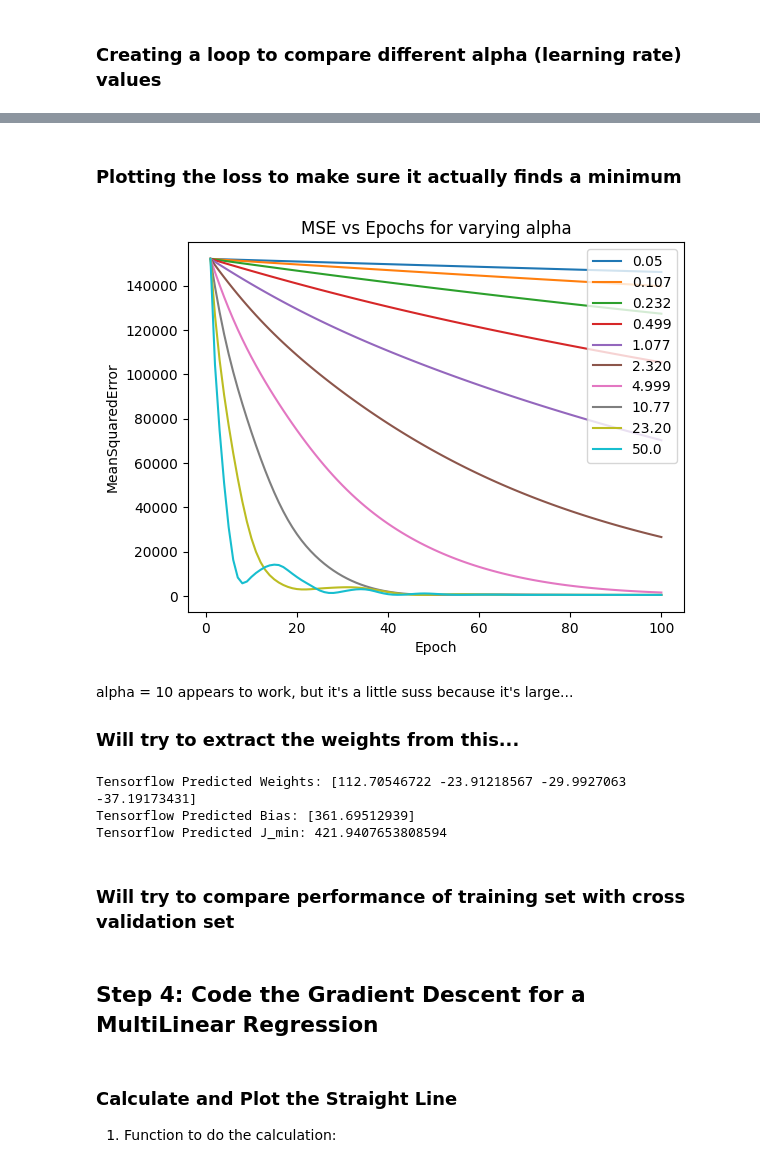
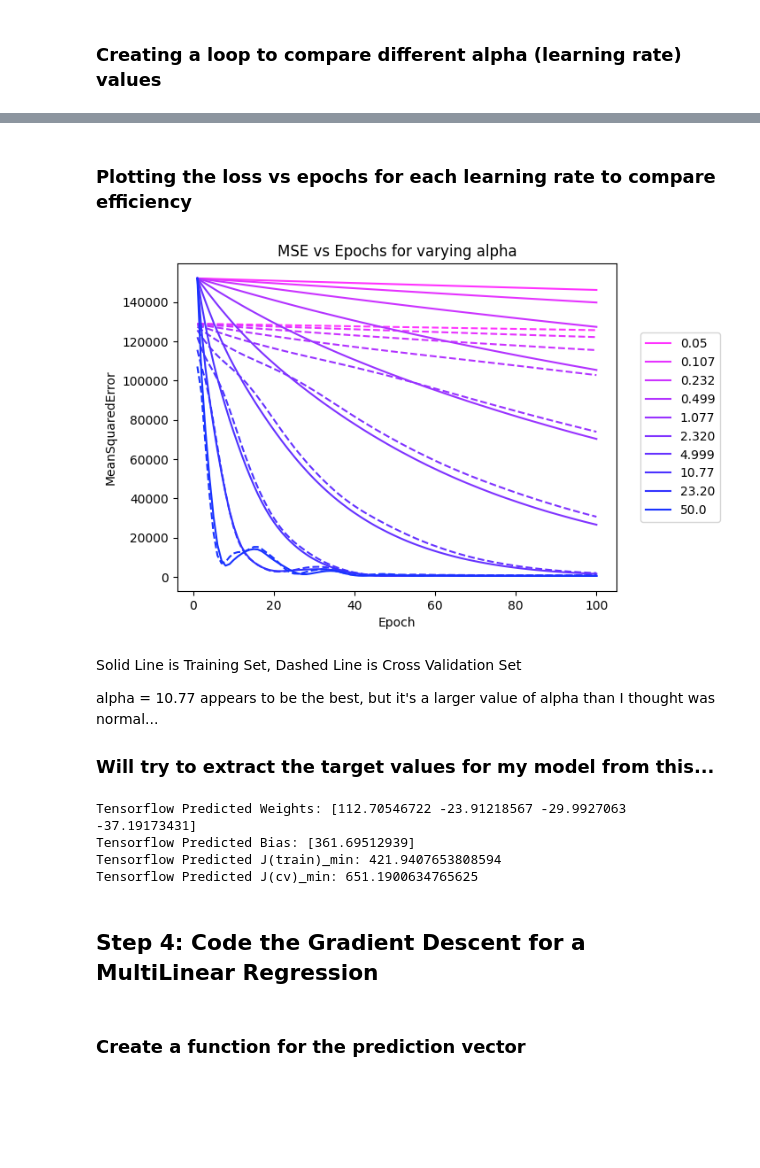
Before and after one commit to lteresah/Coursera-ML-Specialization, a Jupyter notebook: Linear Regression/TL_Practice_nD_GradDec.ipynb, the cells around one changed output, grey strips where cells are left out. Cells and saved outputs as stored; diff of their text form; code cells hidden in the pictures; blank space fills up the shorter version.

```diff
--- a/Linear Regression/TL_Practice_nD_GradDec.ipynb
+++ b/Linear Regression/TL_Practice_nD_GradDec.ipynb
@@ -169,5 +169,21 @@ train_dataset, other_dataset = tf.keras.utils.split_dataset(
     tf_dataset, left_size=0.6, right_size=0.4, shuffle=False
 )
 
-batchsize = train_dataset.cardinality().numpy()
-train_dataset = train_dataset.batch(batchsize) # batching required in order to pass tf.data.Dataset into model.fit
+#### splitting leftover data into cross validation and test set
+cv_dataset, test_dataset = tf.keras.utils.split_dataset(
+    other_dataset, left_size=0.5, right_size=0.5, shuffle=False
+)
+train_len = train_dataset.cardinality().numpy()
+cv_len = cv_dataset.cardinality().numpy()
+
+# batching required in order to pass tf.data.Dataset into model.fit
+train_dataset = train_dataset.batch(train_len)
+cv_dataset = cv_dataset.batch(20)
+
+for element in train_dataset:
+    print(element)
+for element in cv_dataset:
+    print(element)
+
+#print(cv_batchsize)
+#print(cv_dataset.get_single_element()[0]) # extracts first element (Feature Matrix) of the training set from the Batched tf.data.Dataset
@@ -176,19 +210,21 @@ train_dataset = train_dataset.batch(batchsize) # batching required in order to p
 # %%
 from tensorflow.keras.losses import MeanSquaredError
 alpha_range = np.geomspace(0.05,50,10)
-print(batchsize)
 num_epochs = 100
-losses = np.empty((len(alpha_range),num_epochs))
+train_losses = np.empty((len(alpha_range),num_epochs))
+cv_losses = np.empty((len(alpha_range),num_epochs))
 weights = np.empty((featnum,len(alpha_range)))
 biases = np.empty((1,len(alpha_range)))
 for alpha in enumerate(alpha_range):
      opt = keras.optimizers.Adam(learning_rate=alpha[1]) # Required in order to converge below 1000 epochs
      model.load_weights('init.weights.h5') # when fitting model iteratively, it will use last instance of weights unless reset to initial
      model.compile(loss=MeanSquaredError(),optimizer = opt) # Chose mean squared error loss because that's what I'll use in my code
-     history = model.fit(train_dataset, epochs=num_epochs, initial_epoch = 0)
+     # Apparently you can add your validation set into model.fit and compare losses real time instead of after:
+     history = model.fit(train_dataset, epochs=num_epochs, initial_epoch = 0, batch_size = cv_len, validation_data=(cv_dataset))
      weight = model.layers[0].get_weights()[0]
      bias = model.layers[0].get_weights()[1]
-     weights[:,alpha[0]] = weight[:,0]
+     weights[:,alpha[0]] = weight[:,0] # required to transform the (4,) into (4,1)
      biases[:,alpha[0]] = bias
-     losses[alpha[0],:] = history.history["loss"]
+     train_losses[alpha[0],:] = history.history["loss"]
+     cv_losses[alpha[0],:] = history.history["val_loss"]
 # %% [output]
@@ -232,35 +249,44 @@ Epoch 100/100
 # %% [markdown]
-### Plotting the loss to make sure it actually finds a minimum
+### Plotting the loss vs epochs for each learning rate to compare efficiency
 # %%
 plt.close()
 for alpha in enumerate(alpha_range):
+    frac = 0.1*alpha[0]
+    color = (1-frac,.2,1)
     epochrange = np.arange(1,num_epochs+1,1)
-    plt.plot(epochrange,losses[alpha[0],:], label = '{:1.5}'.format(str(alpha[1])))
+    plt.plot(epochrange,train_losses[alpha[0],:], label = '{:1.5}'.format(str(alpha[1])), color = color)
+    plt.plot(epochrange,cv_losses[alpha[0],:], linestyle = '--', color = color )
 plt.title("MSE vs Epochs for varying alpha")
 plt.ylabel("MeanSquaredError")
 plt.xlabel("Epoch")
-plt.legend(loc = 'upper right')
+plt.legend(loc = 'center right', bbox_to_anchor=(1.25, 0.5))
 plt.show()
 # %% [output]
-[figure, old version]
+[figure, new version]
 # %% [markdown]
- alpha = 10 appears to work, but it's a little suss because it's large...
- ### Will try to extract the weights from this...
+ Solid Line is Training Set, Dashed Line is Cross Validation Set
+
+ alpha = 10.77 appears to be the best, but it's a larger value of alpha than I thought was normal...
+ ### Will try to extract the target values for my model from this...
 # %%
-print(f"Tensorflow Predicted Weights: {weights[:,7]}")
-print(f"Tensorflow Predicted Bias: {biases[:,7]}")
-print(f"Tensorflow Predicted J_min: {losses[7,-1]}")
+best_it = 7
+w_ideal = weights[:,best_it]
+b_ideal = biases[:,best_it]
+tf_J_train = train_losses[best_it,-1]
+tf_J_cv = cv_losses[best_it,-1]
+print(f"Tensorflow Predicted Weights: {w_ideal}")
+print(f"Tensorflow Predicted Bias: {b_ideal}")
+print(f"Tensorflow Predicted J(train)_min: {tf_J_train}")
+print(f"Tensorflow Predicted J(cv)_min: {tf_J_cv}")
 # %% [output]
 Tensorflow Predicted Weights: [112.70546722 -23.91218567 -29.9927063  -37.19173431]
 Tensorflow Predicted Bias: [361.69512939]
-Tensorflow Predicted J_min: 421.9407653808594
+Tensorflow Predicted J(train)_min: 421.9407653808594
+Tensorflow Predicted J(cv)_min: 651.1900634765625
-# %% [markdown]
-### Will try to compare performance of training set with cross validation set
 # %% [markdown]
 ## Step 4: Code the Gradient Descent for a MultiLinear Regression
 # %% [markdown]
-### Calculate and Plot the Straight Line
-1. Function to do the calculation:
+### Create a function for the prediction vector
 # %%
 # Function to Predict Costs Based on SF:
 def calculate_f_wb(w,b,X):
```
Also changed, not shown: parts of 44 cells of this notebook, 1 other file.
